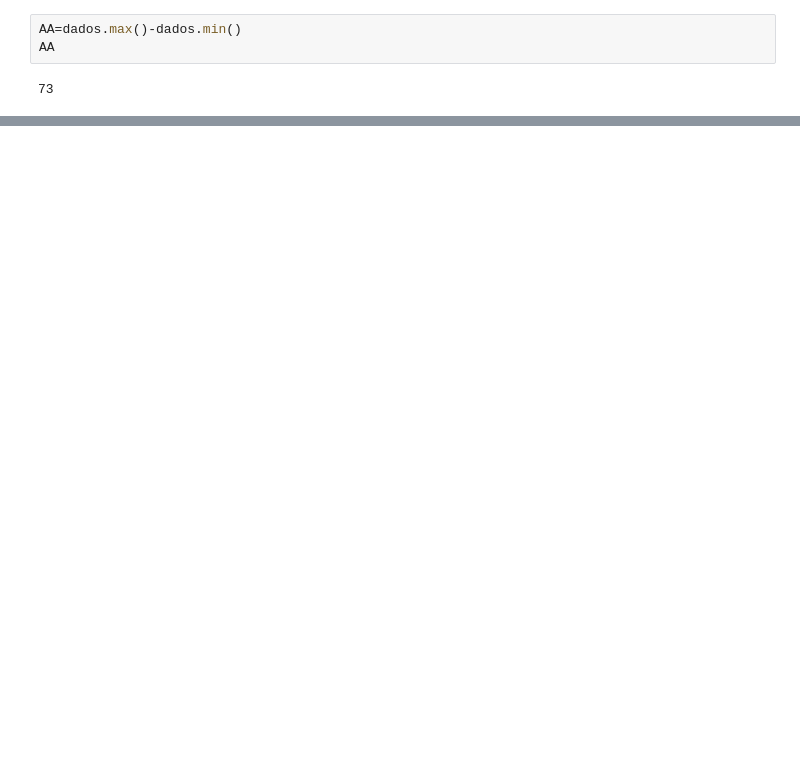
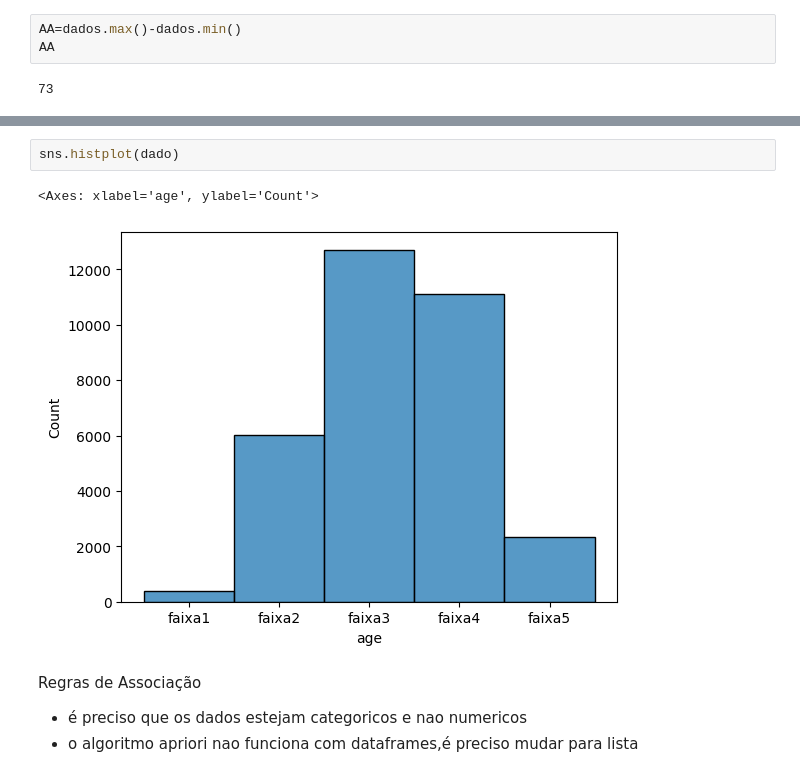
Before and after one commit to ghagol/Statistics, a Jupyter notebook: Distribuição_de_Frequência.ipynb, the cells around one changed output, grey strips where cells are left out. Cells and saved outputs as stored; diff of their text form; blank space fills up the shorter version.

```diff
--- a/Distribuição_de_Frequência.ipynb
+++ b/Distribuição_de_Frequência.ipynb
@@ -277,0 +292,9 @@ https://gist.github.com/mwaskom/de44147ed2974457ad6372750bbe5751
+# %%
+sns.histplot(dado)
+# %% [output]
+<Axes: xlabel='age', ylabel='Count'>
+[figure, added]
+# %% [markdown]
+Regras de Associação
+*  é preciso que os dados estejam categoricos e nao numericos
+*  o algoritmo apriori nao funciona com dataframes,é preciso mudar para lista
```
Also changed, not shown: parts of 20 cells of this notebook.
